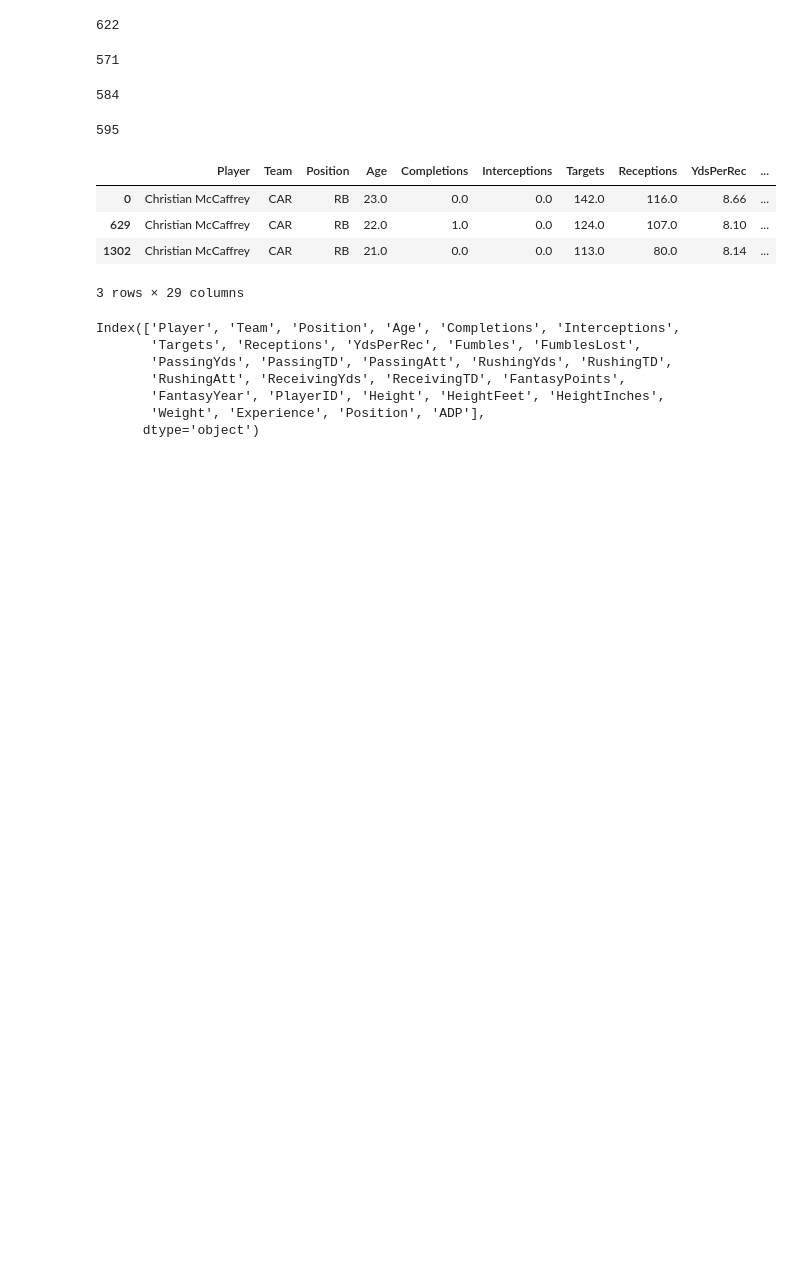
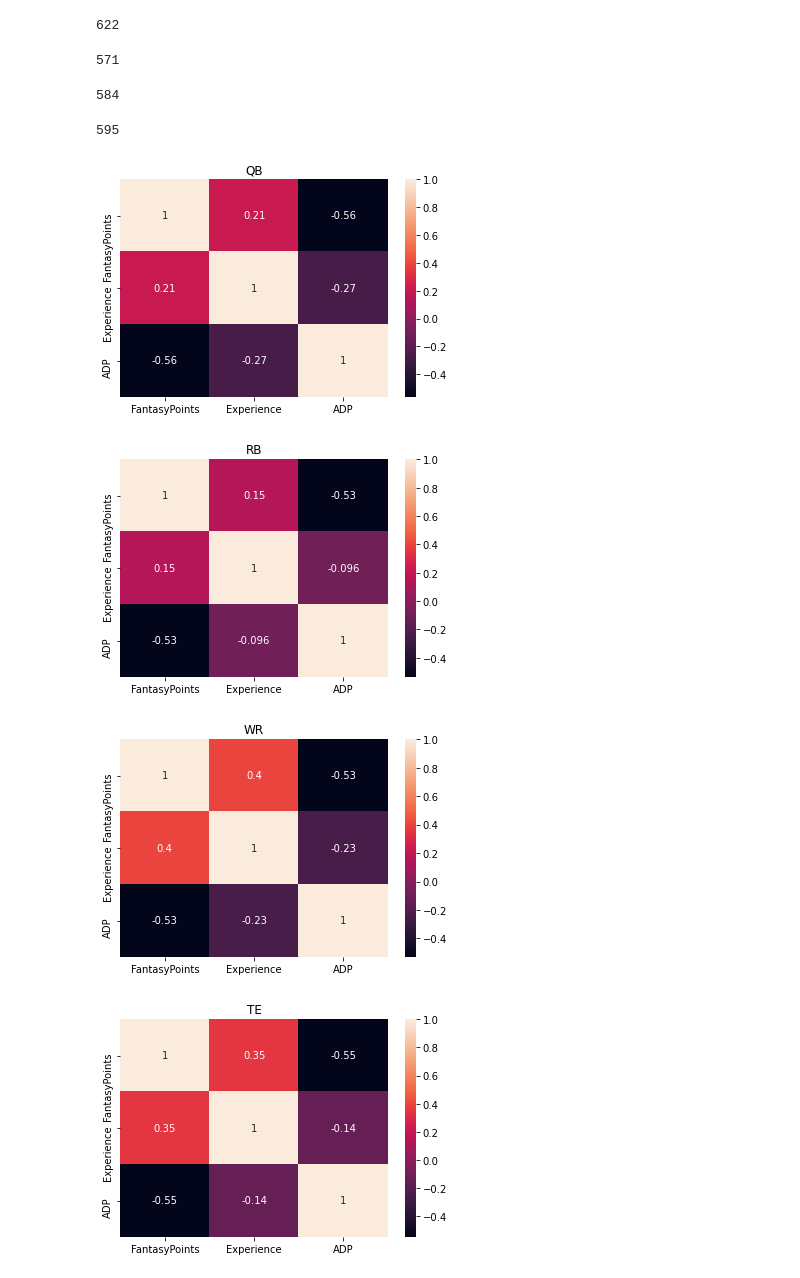
Before and after one commit to tiffanyharris711/pandasy-football, a Jupyter notebook: data.ipynb, the cells around one changed output. Saved outputs shown, nothing was run; the diff lists cells and outputs as text; code cells hidden in the pictures; blank space fills up the shorter version.

Commit message:
graphs complete

```diff
--- a/data.ipynb
+++ b/data.ipynb
@@ -55,7 +58,6 @@ merged_df.drop(columns=["G", "GS", "Att", "Yds", "Att.1", "Yds.1", "Yds.2", "Nam
 merged_df.drop("Unnamed: 0", axis=1, inplace=True)
 merged_df.rename(columns={
     "Tm": "Team",
-    "Pos": "Position",
     "Cmp": "Completions",
     "Int": "Interceptions",
     "Tgt": "Targets",
@@ -63,20 +65,37 @@ merged_df.rename(columns={
     "Rec": "Receptions",
     "Year": "FantasyYear"
 }, inplace=True)
-merged_df.loc[merged_df["Player"]=="Christian McCaffrey"]
-# %% [output]
-|  | Player | Team | Position | Age | Completions | Interceptions | Targets | Receptions | YdsPerRec | ... |
-| 0 | Christian McCaffrey | CAR | RB | 23.0 | 0.0 | 0.0 | 142.0 | 116.0 | 8.66 | ... |
-| 629 | Christian McCaffrey | CAR | RB | 22.0 | 1.0 | 0.0 | 124.0 | 107.0 | 8.10 | ... |
-| 1302 | Christian McCaffrey | CAR | RB | 21.0 | 0.0 | 0.0 | 113.0 | 80.0 | 8.14 | ... |
-3 rows × 29 columns
-# %%
-merged_df.columns
-# %% [output]
-Index(['Player', 'Team', 'Position', 'Age', 'Completions', 'Interceptions',
-       'Targets', 'Receptions', 'YdsPerRec', 'Fumbles', 'FumblesLost',
-       'PassingYds', 'PassingTD', 'PassingAtt', 'RushingYds', 'RushingTD',
-       'RushingAtt', 'ReceivingYds', 'ReceivingTD', 'FantasyPoints',
-       'FantasyYear', 'PlayerID', 'Height', 'HeightFeet', 'HeightInches',
-       'Weight', 'Experience', 'Position', 'ADP'],
-      dtype='object')
+# %%
+bins = [0,5,10,15,20,25]
+group_names = ['0-5 yrs', '5-10 yrs', '10-15 yrs', '15-20 yrs', '20-25 yrs']
+merged_df["Exper_Bins"] = pd.cut(merged_df["Experience"], bins, labels=group_names, include_lowest=True)
+# %%
+qb_data = merged_df.loc[merged_df['Pos']=='QB']
+rb_data = merged_df.loc[merged_df['Pos']=='RB']
+wr_data = merged_df.loc[merged_df['Pos']=='WR']
+te_data = merged_df.loc[merged_df['Pos']=='TE']
+# %%
+corrMatrix = qb_data[['FantasyPoints', 'Experience', 'ADP']].corr()
+sn.heatmap(corrMatrix, annot=True).set_title("QB")
+plt.savefig('./Images/CorrMat_QB.png')
+plt.show()
+
+corrMatrix = rb_data[['FantasyPoints', 'Experience', 'ADP']].corr()
+sn.heatmap(corrMatrix, annot=True).set_title("RB")
+plt.savefig('./Images/CorrMat_RB.png')
+plt.show()
+
+corrMatrix = wr_data[['FantasyPoints', 'Experience', 'ADP']].corr()
+sn.heatmap(corrMatrix, annot=True).set_title("WR")
+plt.savefig('./Images/CorrMat_WR.png')
+plt.show()
+
+corrMatrix = te_data[['FantasyPoints', 'Experience', 'ADP']].corr()
+sn.heatmap(corrMatrix, annot=True).set_title("TE")
+plt.savefig('./Images/CorrMat_TE.png')
+plt.show()
+# %% [output]
+[figure, added]
+[figure, added]
+[figure, added]
+[figure, added]
```
Also changed, not shown: parts of 9 cells of this notebook, 15 other files.
